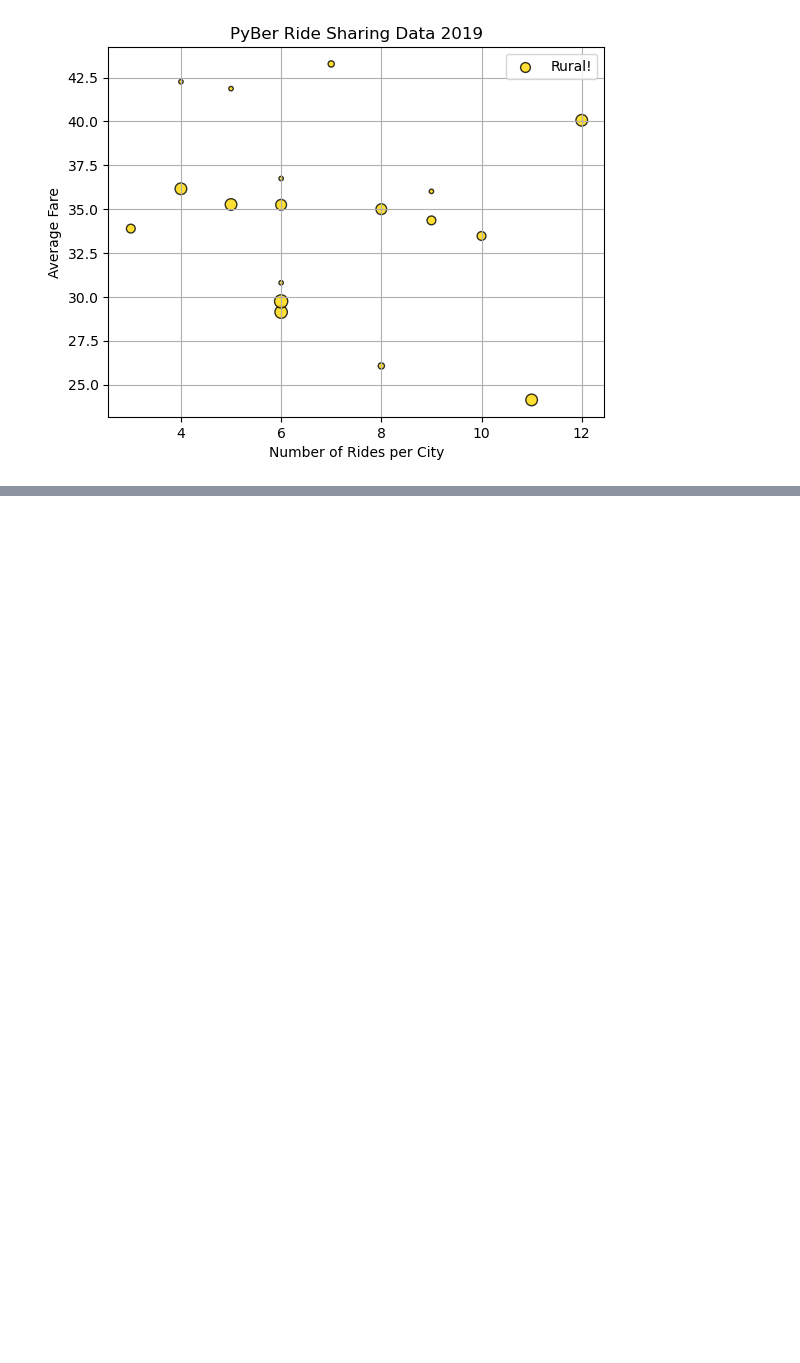
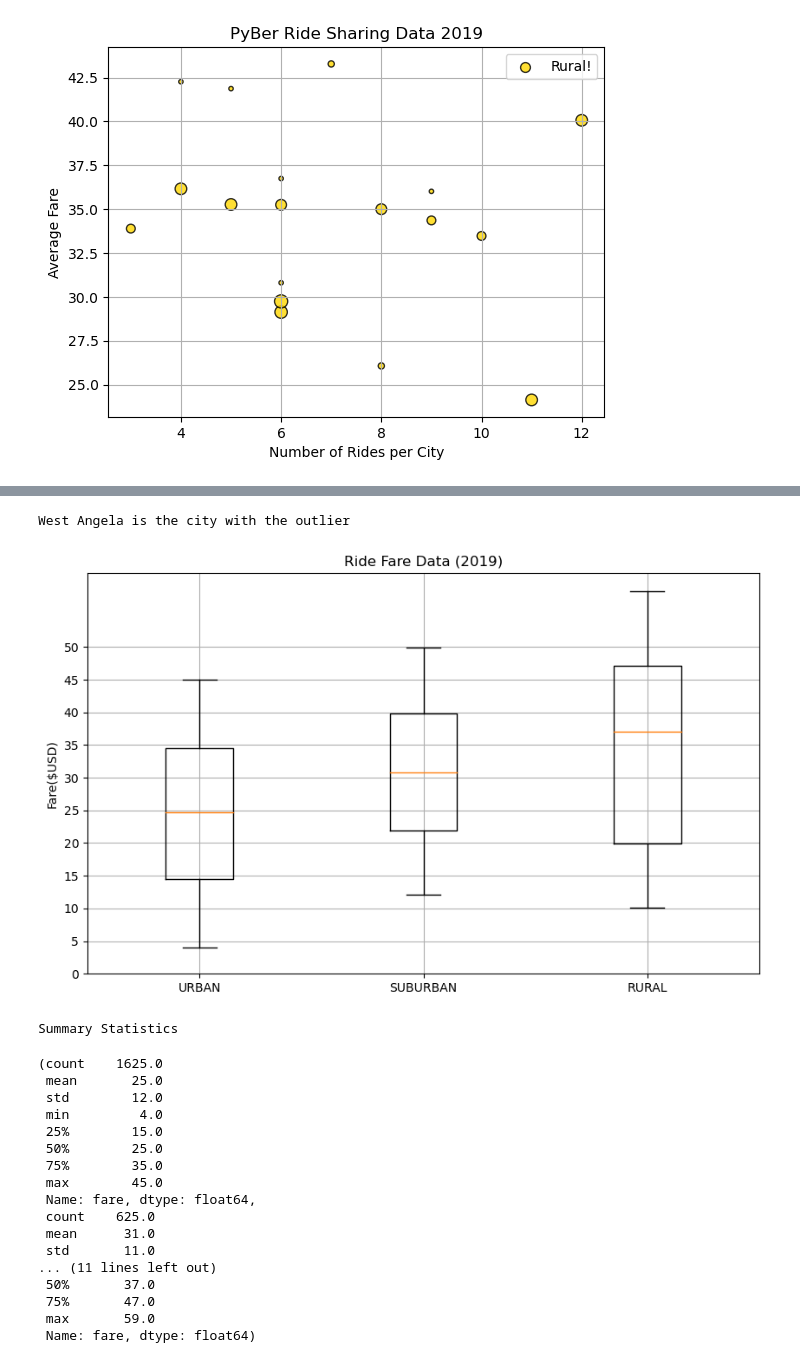
Before and after one commit to Smor-1/PyBer_Analysis, a Jupyter notebook: PyBer_Analysis.ipynb, the cells around one changed output, grey strips where cells are left out. Cells and saved outputs as stored; diff of their text form; code cells hidden in the pictures; blank space fills up the shorter version.

```diff
--- a/PyBer_Analysis.ipynb
+++ b/PyBer_Analysis.ipynb
@@ -186,0 +241,5 @@ plt.savefig("Analysis/CutOff?.png")
+# %%
+urban_fares = urban_cities["fare"]
+#round(urban_fares.mean(),2)
+rural_fares = rural_cities["fare"]
+suburban_fares = suburban_cities["fare"]
@@ -186,0 +267,41 @@ plt.savefig("Analysis/CutOff?.png")
+# %%
+urban_outlier = urban_ride_count[urban_ride_count == 39].index[0]
+print(f"{urban_outlier} is the city with the outlier")
+# %% [output]
+West Angela is the city with the outlier
+# %%
+x_labels = ["URBAN" , "SUBURBAN" , "RURAL"]
+data = [urban_fares , suburban_fares, rural_fares]
+fig,ax = plt.subplots(figsize = (10,6))
+
+ax.boxplot(data, labels = x_labels)
+ax.set_title('Ride Fare Data (2019)')
+ax.set_ylabel('Fare($USD)')
+ax.set_yticks(np.arange(0, 51, step=5))
+ax.grid()
+
+plt.savefig("Analysis/Fig3.png")
+
+plt.show()
+print("Summary Statistics")
+round(urban_fares.describe(),0) , round(suburban_fares.describe(),0), round(rural_fares.describe(),0)
+# %% [output]
+[figure, added]
+Summary Statistics
+(count    1625.0
+ mean       25.0
+ std        12.0
+ min         4.0
+ 25%        15.0
+ 50%        25.0
+ 75%        35.0
+ max        45.0
+ Name: fare, dtype: float64,
+ count    625.0
+ mean      31.0
+ std       11.0
+... (11 lines left out)
+ 50%       37.0
+ 75%       47.0
+ max       59.0
+ Name: fare, dtype: float64)
```
Also changed, not shown: parts of 10 cells of this notebook, 2 other files.
